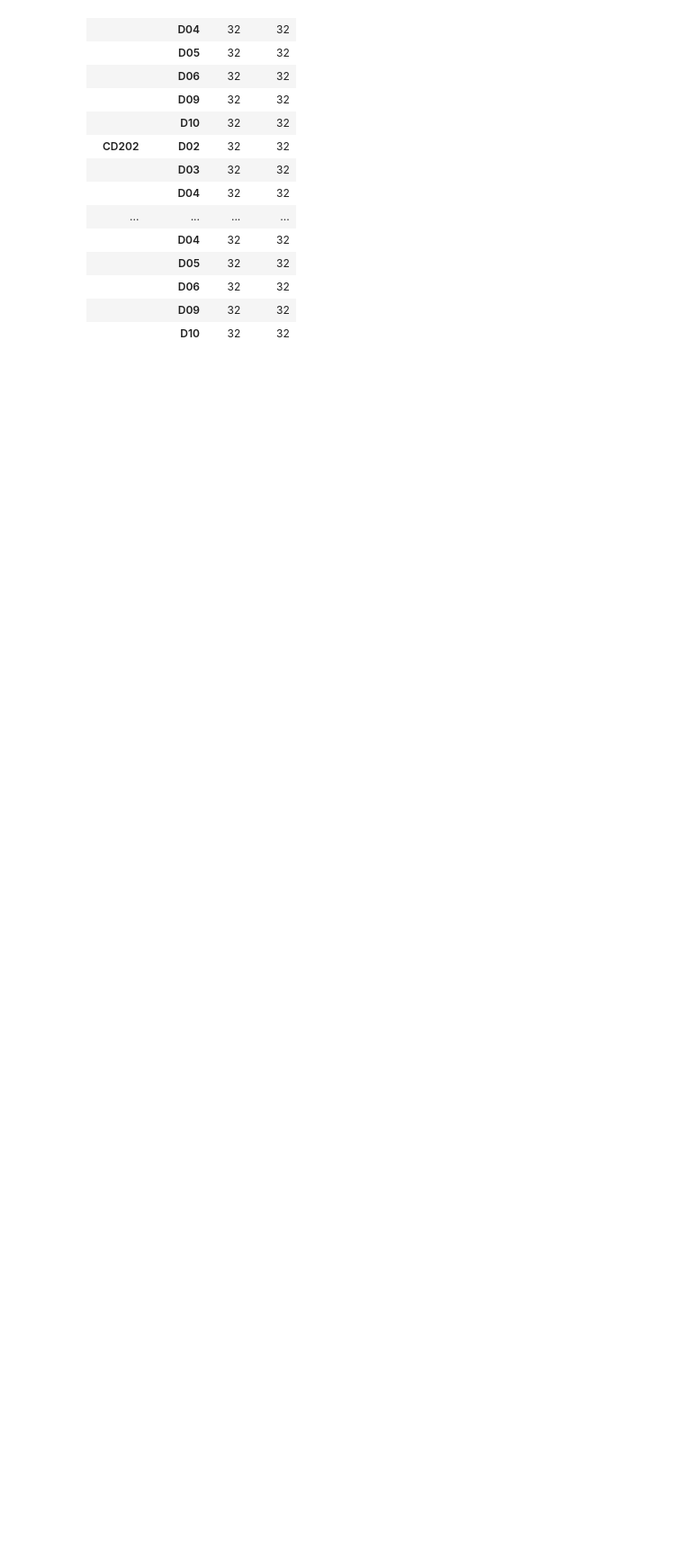
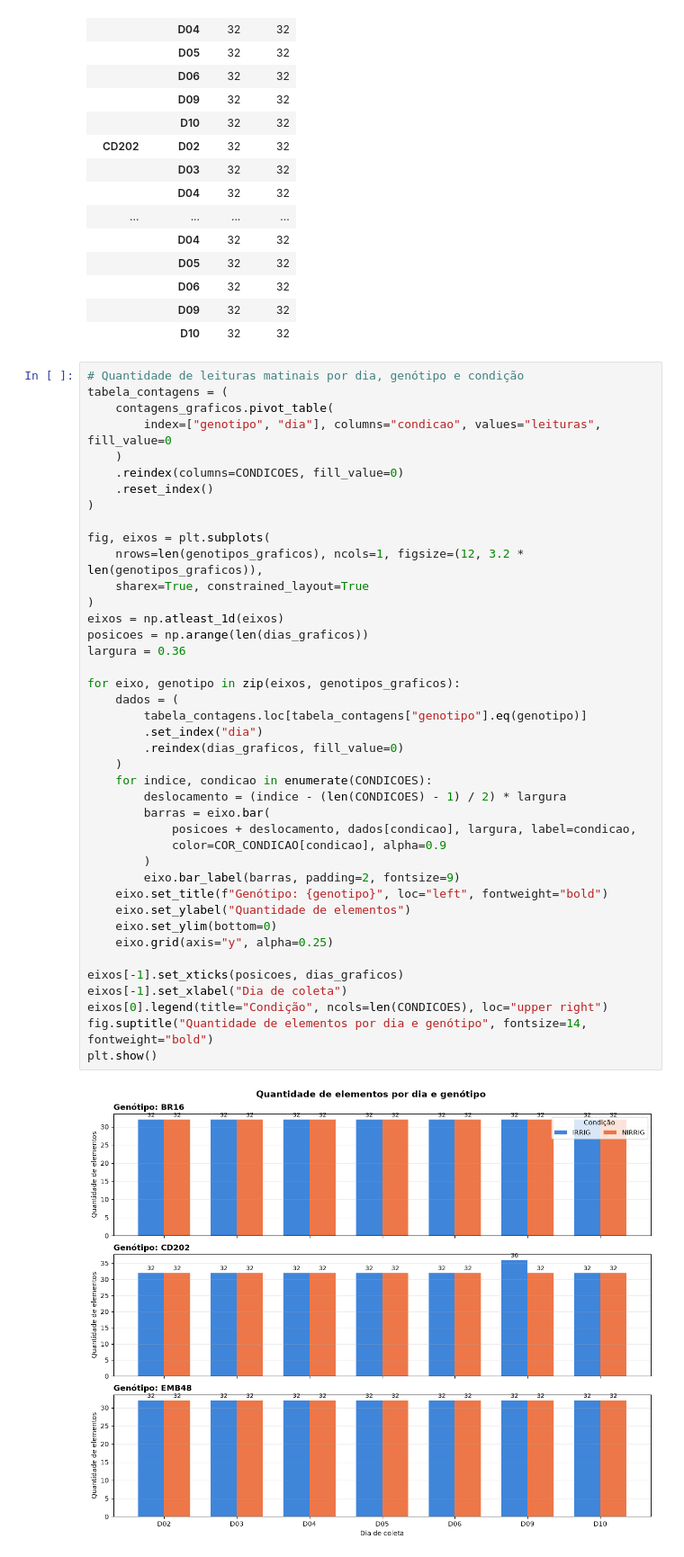
Before and after one commit to AgroSAT-Prod/EstresseHidricoFinal, a Jupyter notebook: script_final/Pipeline_Final_Classificacao.ipynb, the cells around one changed output. Shown at 90% size. Cells and saved outputs as stored; diff of their text form; blank space fills up the shorter version.

Commit message:
Atualiza graficos de classificacao e analise estatistica fisiologica

```diff
--- a/script_final/Pipeline_Final_Classificacao.ipynb
+++ b/script_final/Pipeline_Final_Classificacao.ipynb
@@ -282,6 +282,49 @@ display(contagens_graficos.pivot(index=["genotipo", "dia"], columns="condicao",
 |  | D06 | 32 | 32 |
 |  | D09 | 32 | 32 |
 |  | D10 | 32 | 32 |
+# %%
+# Quantidade de leituras matinais por dia, genótipo e condição
+tabela_contagens = (
+    contagens_graficos.pivot_table(
+        index=["genotipo", "dia"], columns="condicao", values="leituras", fill_value=0
+    )
+    .reindex(columns=CONDICOES, fill_value=0)
+    .reset_index()
+)
+
+fig, eixos = plt.subplots(
+    nrows=len(genotipos_graficos), ncols=1, figsize=(12, 3.2 * len(genotipos_graficos)),
+    sharex=True, constrained_layout=True
+)
+eixos = np.atleast_1d(eixos)
+posicoes = np.arange(len(dias_graficos))
+largura = 0.36
+
+for eixo, genotipo in zip(eixos, genotipos_graficos):
+    dados = (
+        tabela_contagens.loc[tabela_contagens["genotipo"].eq(genotipo)]
+        .set_index("dia")
+        .reindex(dias_graficos, fill_value=0)
+    )
+    for indice, condicao in enumerate(CONDICOES):
+        deslocamento = (indice - (len(CONDICOES) - 1) / 2) * largura
+        barras = eixo.bar(
+            posicoes + deslocamento, dados[condicao], largura, label=condicao,
+            color=COR_CONDICAO[condicao], alpha=0.9
+        )
+        eixo.bar_label(barras, padding=2, fontsize=9)
+    eixo.set_title(f"Genótipo: {genotipo}", loc="left", fontweight="bold")
+    eixo.set_ylabel("Quantidade de elementos")
+    eixo.set_ylim(bottom=0)
+    eixo.grid(axis="y", alpha=0.25)
+
+eixos[-1].set_xticks(posicoes, dias_graficos)
+eixos[-1].set_xlabel("Dia de coleta")
+eixos[0].legend(title="Condição", ncols=len(CONDICOES), loc="upper right")
+fig.suptitle("Quantidade de elementos por dia e genótipo", fontsize=14, fontweight="bold")
+plt.show()
+# %% [output]
+[figure, added]
 # %%
 def resumo_banda(espectro: np.ndarray) -> dict[str, np.ndarray | int]:
     """Média, IC t de Student de 95% da média e extremos por banda."""
```
Also changed, not shown: parts of 5 cells of this notebook, 12 other files.
